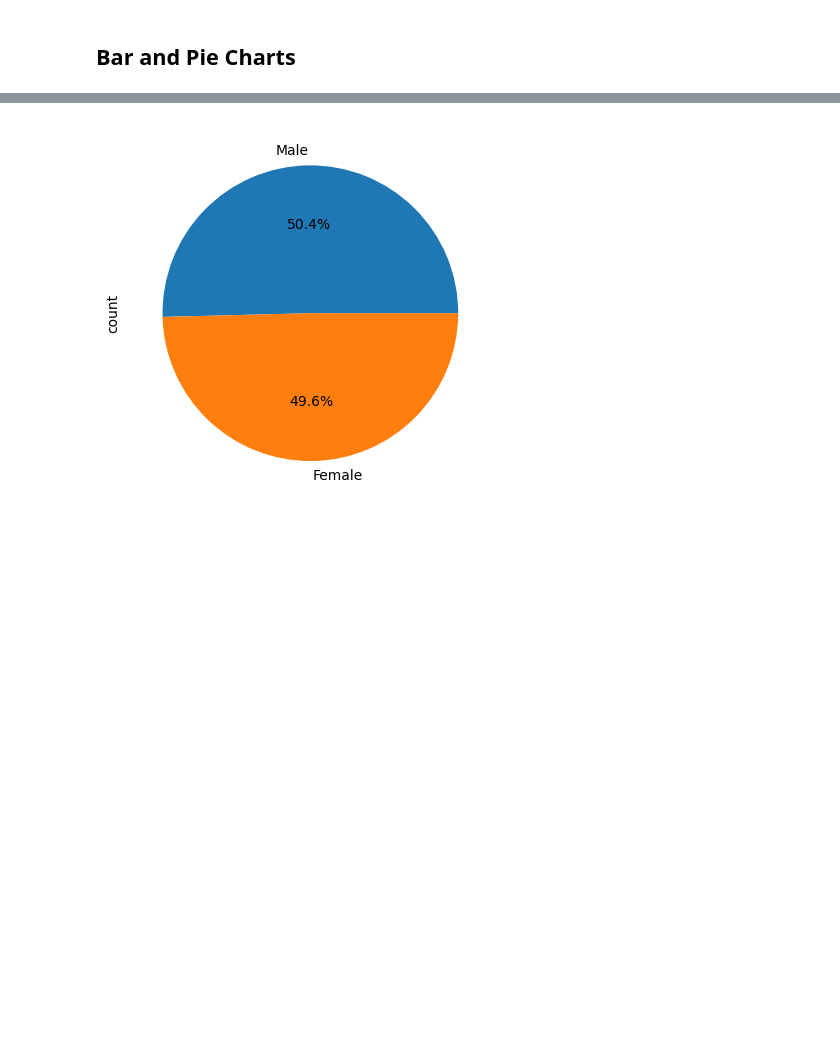
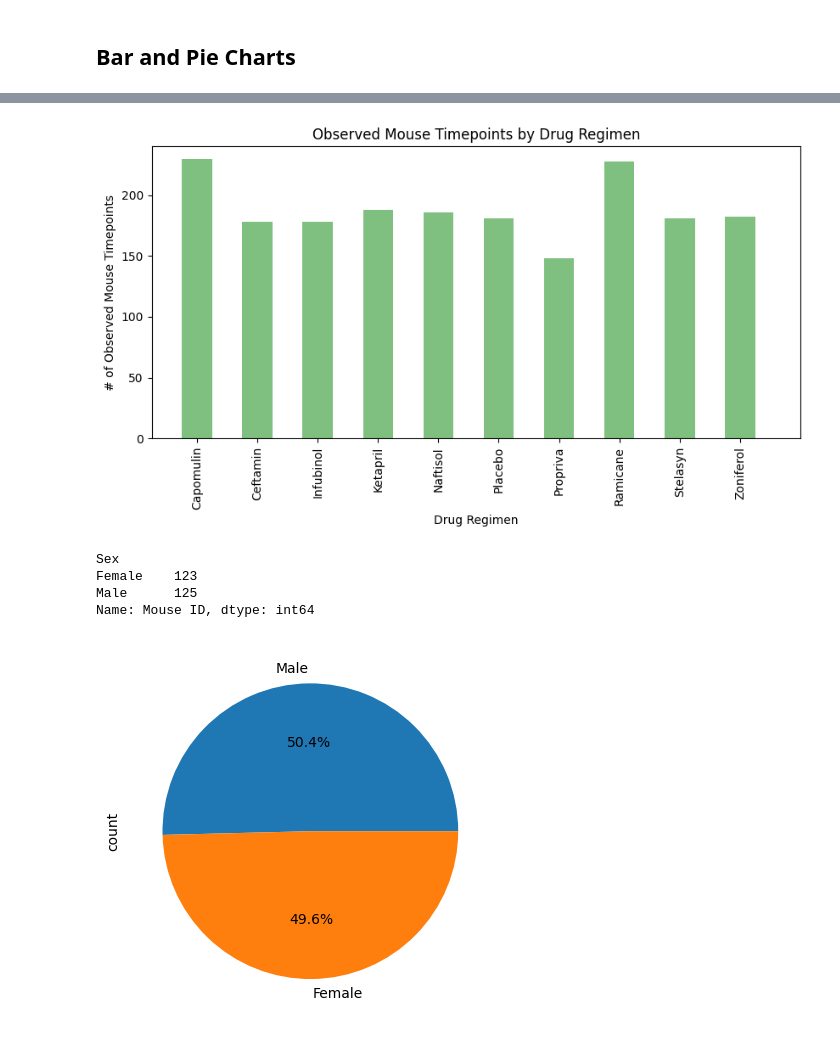
Before and after one commit to arkhanks/Pymaceuticals_Challenge_5, a Jupyter notebook: pymaceuticals_code.ipynb, the cells around one changed output, grey strips where cells are left out. Saved outputs shown, nothing was run; the diff lists cells and outputs as text; code cells hidden in the pictures; blank space fills up the shorter version.

```diff
--- a/pymaceuticals_code.ipynb
+++ b/pymaceuticals_code.ipynb
@@ -214,3 +256,45 @@ Tumor Volume (mm3)
+# %%
+# Generate a bar plot showing the total number of rows (Mouse ID/Timepoints) for each drug regimen using pyplot.
+
+x_axis = range(len(regimen_counts))
+
+plt.figure(figsize=(8.5, 5))
+
+plt.bar(x_axis, regimen_counts.values, color='g', alpha=0.5, align='center', width = .5)
+
+plt.xticks(x_axis, regimen_counts.index, rotation = 'vertical')
+
+
+
+plt.xlim(-0.75, len(x_axis))
+
+plt.ylim(0, max(regimen_counts.values) + 10)
+
+
+
+plt.title('Observed Mouse Timepoints by Drug Regimen')
+
+plt.xlabel('Drug Regimen')
+
+plt.ylabel('# of Observed Mouse Timepoints')
+
+
+
+plt.tight_layout()
+
+plt.show()
+# %% [output]
+[figure, added]
+# %%
+unique_mice_gender = clean_study_info_df.groupby('Sex')['Mouse ID'].nunique()
+
+# Make the pie chart
+unique_mice_gender
+# %% [output]
+Sex
+Female    123
+Male      125
+Name: Mouse ID, dtype: int64
 # %%
 # Generate a pie chart, using Pandas, showing the distribution of unique female versus male mice used in the study
 
```
Also changed, not shown: parts of 6 cells of this notebook.
